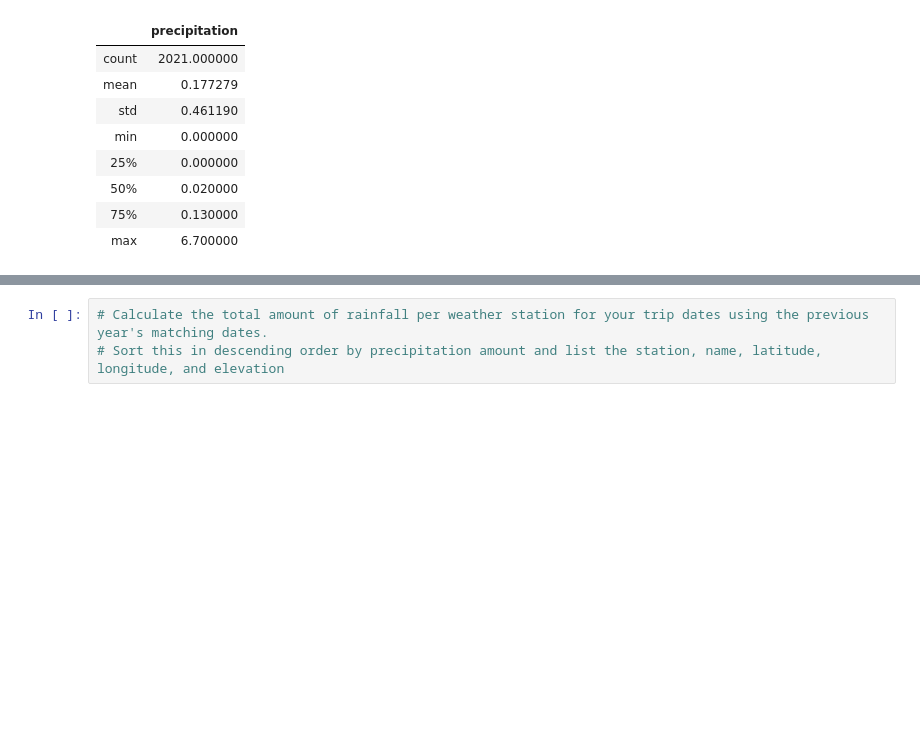
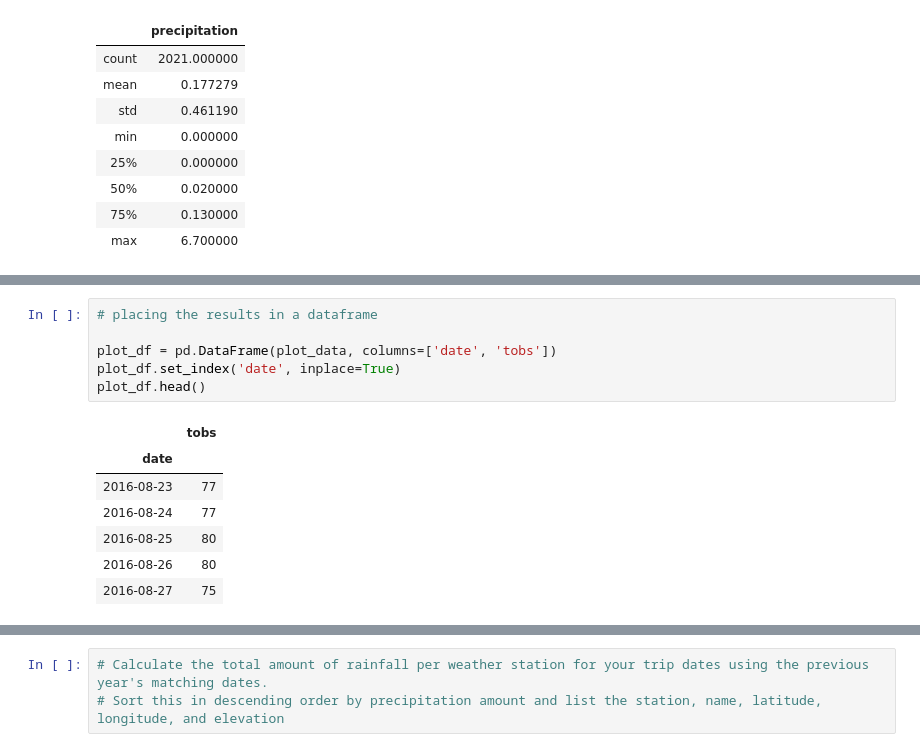
Before and after one commit to alvinochieng/sqlalchemy-challenge, a Jupyter notebook: climate_starter.ipynb, the cells around one changed output, grey strips where cells are left out. Saved outputs shown, nothing was run; the diff lists cells and outputs as text; blank space fills up the shorter version.

```diff
--- a/climate_starter.ipynb
+++ b/climate_starter.ipynb
@@ -121,0 +214,14 @@ sort_df.describe()
+# %%
+# placing the results in a dataframe
+
+plot_df = pd.DataFrame(plot_data, columns=['date', 'tobs'])
+plot_df.set_index('date', inplace=True)
+plot_df.head()
+# %% [output]
+|  | tobs |
+| date |  |
+| 2016-08-23 | 77 |
+| 2016-08-24 | 77 |
+| 2016-08-25 | 80 |
+| 2016-08-26 | 80 |
+| 2016-08-27 | 75 |
```
Also changed, not shown: parts of 24 cells of this notebook, 4 other files.
